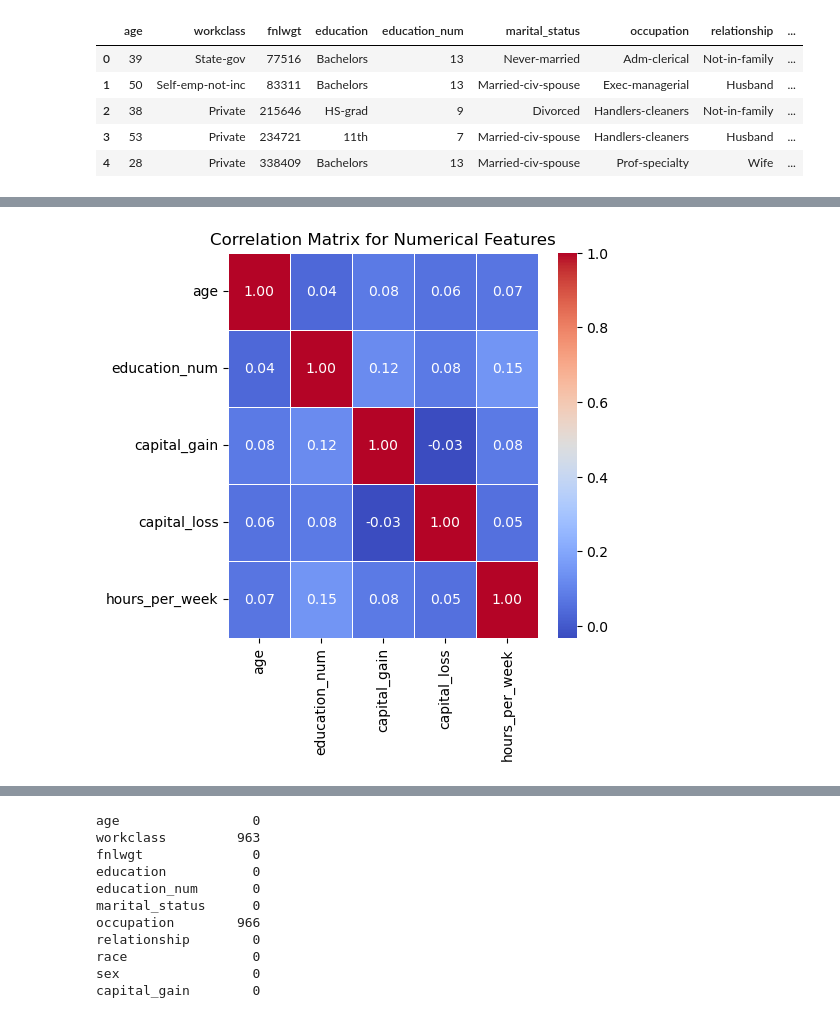
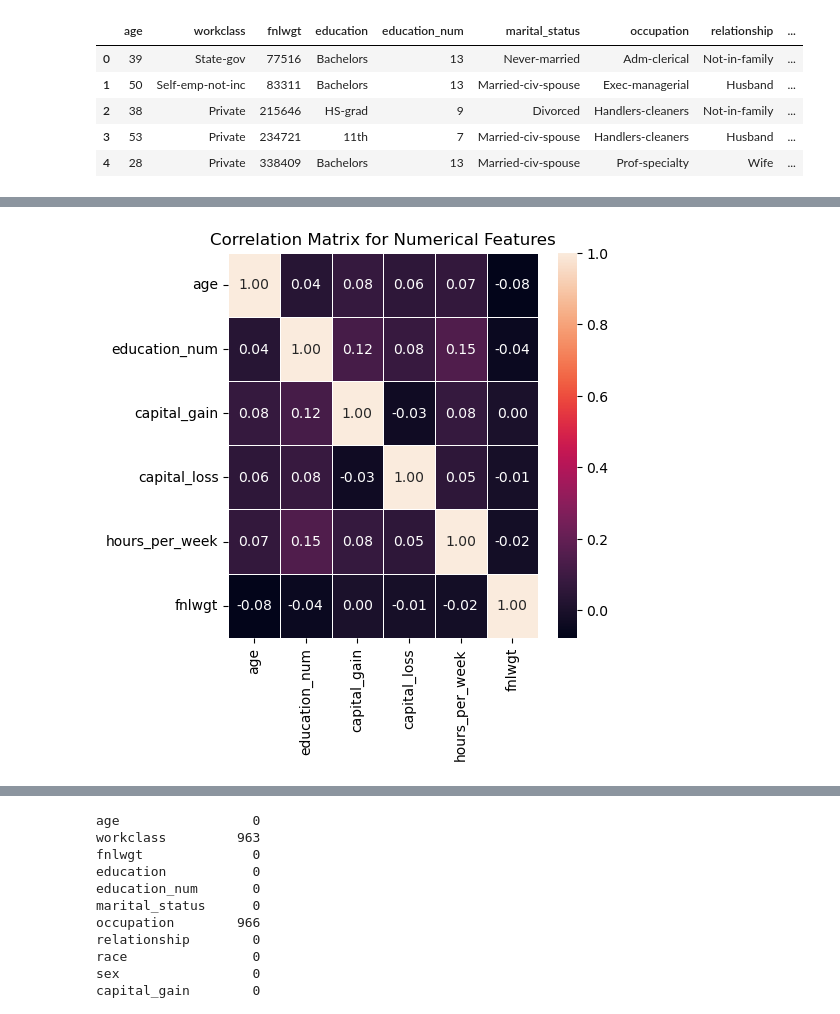
Before and after one commit to nedamhs/income-classification, a Jupyter notebook: income-prediction.ipynb, the cells around one changed output, grey strips where cells are left out. Drawn from its saved outputs; the diff is of its cells as text; code cells hidden in the pictures.

```diff
--- a/income-prediction.ipynb
+++ b/income-prediction.ipynb
@@ -59,13 +59,12 @@ train_df[numerical_features].hist(figsize=(10, 8));
 # %%
 # CORRELATION MATRIX /HEATMAP
-numerical_features = ['age', 'education_num', 'capital_gain', 'capital_loss', 'hours_per_week']
+numerical_features = ['age', 'education_num', 'capital_gain', 'capital_loss', 'hours_per_week', "fnlwgt"]
 
-#  correlation matrix
 correlation_matrix = train_df[numerical_features].corr()
 
 plt.figure(figsize=(5, 5))
-sns.heatmap(correlation_matrix, annot=True, cmap="coolwarm", fmt=".2f", linewidths=0.5)
+sns.heatmap(correlation_matrix, annot=True, fmt=".2f", linewidths=0.5)
 plt.title("Correlation Matrix for Numerical Features")
 plt.show()
 # %% [output]
-[figure, old version]
+[figure, new version]
```
Also changed, not shown: parts of 58 cells of this notebook.
